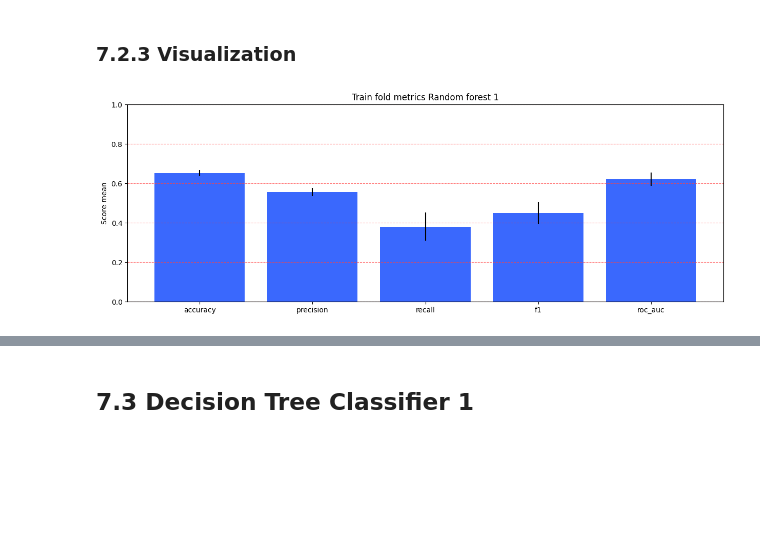
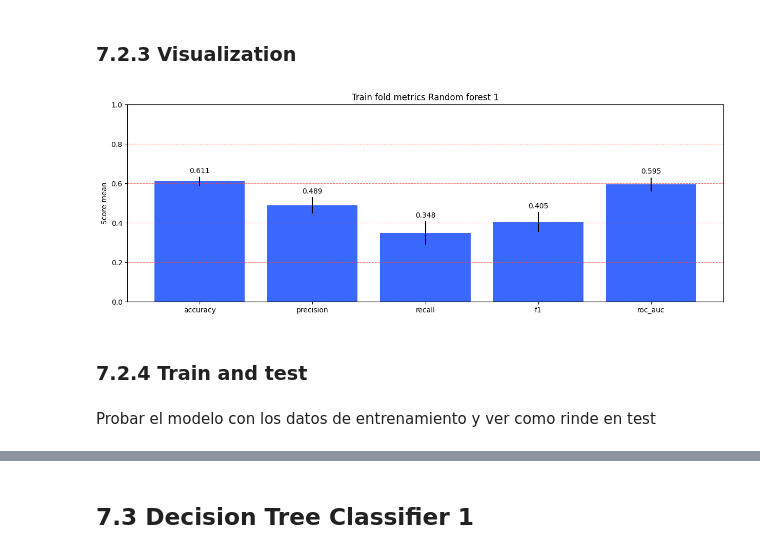
Before and after one commit to charligram/2_titanic, a Jupyter notebook: notebooks/03_modeling.ipynb, the cells around one changed output, grey strips where cells are left out. Drawn from its saved outputs; the diff is of its cells as text; code cells hidden in the pictures; blank space fills up the shorter version.

Commit message:
feat: train and test, visualice metrics

```diff
--- a/notebooks/03_modeling.ipynb
+++ b/notebooks/03_modeling.ipynb
@@ -56,7 +57,7 @@ Separaremos datos de entrenamiento y de prueba, en los datos de entrenamiento re
 X = df.drop(columns=['Survived'])
 y = df['Survived']
 # %%
-X_train, X_test, y_train, y_test = train_test_split(X, y, test_size=0.2, random_state=42)
+X_train, X_test, y_train, y_test = train_test_split(X, y, test_size=0.2, random_state=42, stratify=y)
 # %% [markdown]
 # 5. Create Pipeline elements
 # %% [markdown]
@@ -210,0 +218,4 @@ plt.show()
+# %%
+logistic_1_pipeline.fit(X_train, y_train)
+
+y_pred_logistic_1 = logistic_1_pipeline.predict(X_test)
@@ -271,27 +297,33 @@ stds_random_forest_1_fols = [
 # %%
 x_positions_to_bar_plot = np.arange(len(METRICS))
 
 fig, ax = plt.subplots(figsize=(15, 5))
 
-ax.bar(
+bars = ax.bar(
     x_positions_to_bar_plot,
     height=means_random_forest_1_folds,
     yerr=stds_random_forest_1_fols,
     color=SURVIVED_COLORS[1]
 )
+
+ax.bar_label(bars, fmt='%.3f', padding=3)
 
 ax.grid(axis='y', color=SURVIVED_COLORS[0], linestyle='--', alpha=0.7)
 
 ax.set_xticks(x_positions_to_bar_plot)
 ax.set_xticklabels(METRICS)
 
 ax.set_ylim([0, 1])
 ax.set_ylabel('Score mean')
 
 ax.set_title('Train fold metrics Random forest 1')
 
 
 plt.savefig(MODEL_FIGURES_PATH / '02_train_metrics_random_forest_1', bbox_inches='tight')
 plt.show()
 # %% [output]
-[figure, old version]
+[figure, new version]
+# %% [markdown]
+### 7.2.4 Train and test
+# %% [markdown]
+Probar el modelo con los datos de entrenamiento y ver como rinde en test
```
Also changed, not shown: parts of 26 cells of this notebook, 8 other files.
